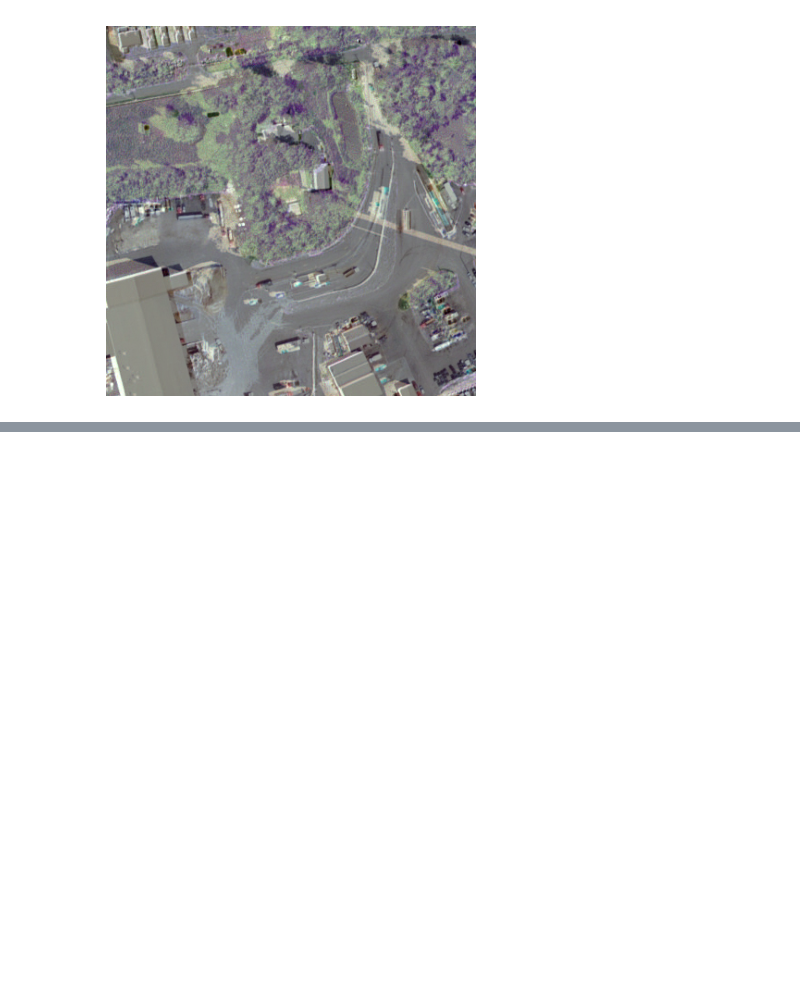
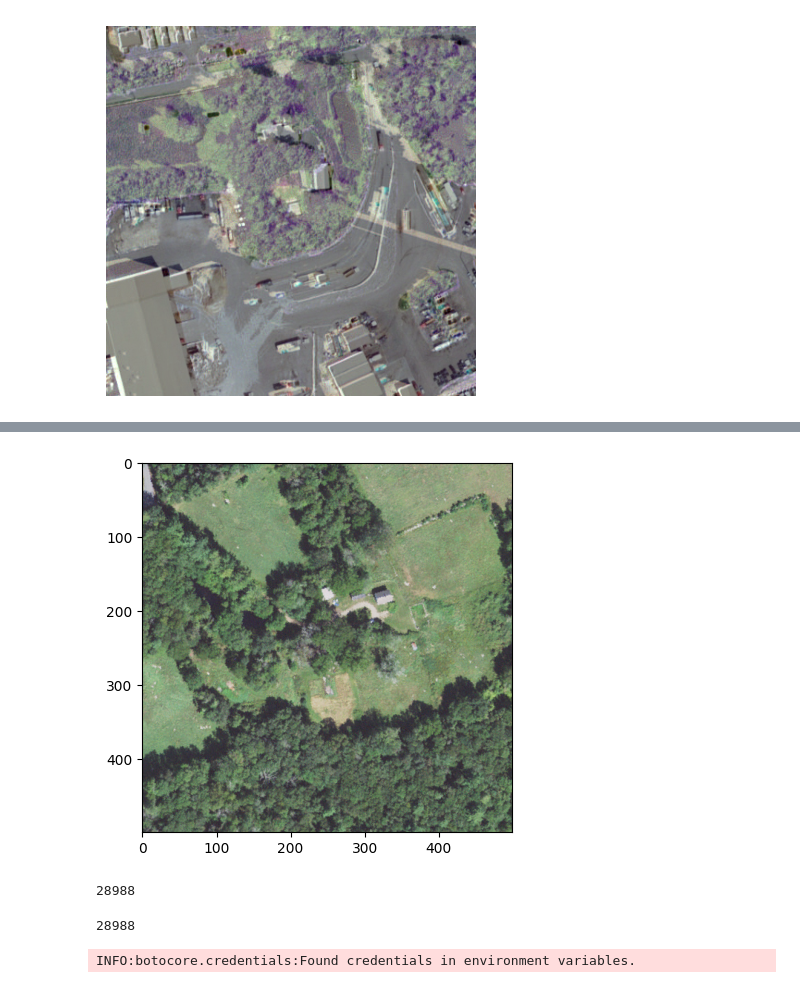
Before and after one commit to AdeelH/raster-vision, a Jupyter notebook: docs/usage/tutorials/queryable-earth/naip_cd.ipynb, the cells around one changed output, grey strips where cells are left out. Saved outputs shown, nothing was run; the diff lists cells and outputs as text; code cells hidden in the pictures; blank space fills up the shorter version.

```diff
--- a/docs/usage/tutorials/queryable-earth/naip_cd.ipynb
+++ b/docs/usage/tutorials/queryable-earth/naip_cd.ipynb
@@ -364,0 +490,4 @@ plt.show()
+# %%
+w_geom = tmp.groupby('geometry_w').size().reset_index().sort_values(0, ascending=False).geometry_w.iloc[0]
+# %%
+w = Box.from_shapely(w_geom)
@@ -364,0 +508,5 @@ plt.show()
+# %%
+plt.imshow(chip)
+plt.show()
+# %% [output]
+[figure, added]
@@ -364,0 +517,5 @@ plt.show()
+# %%
+ds = SemanticSegmentationSlidingWindowGeoDataset(scene, 500, 500, transform=A.Resize(224, 224))
+len(ds)
+# %% [output]
+28988
@@ -364,0 +529,8 @@ plt.show()
+# %%
+len(ds)
+# %% [output]
+28988
+# %%
+chip, _ = ds[0]
+# %% [output]
+INFO:botocore.credentials:Found credentials in environment variables.
```
Also changed, not shown: parts of 45 cells of this notebook, 2 other files.
